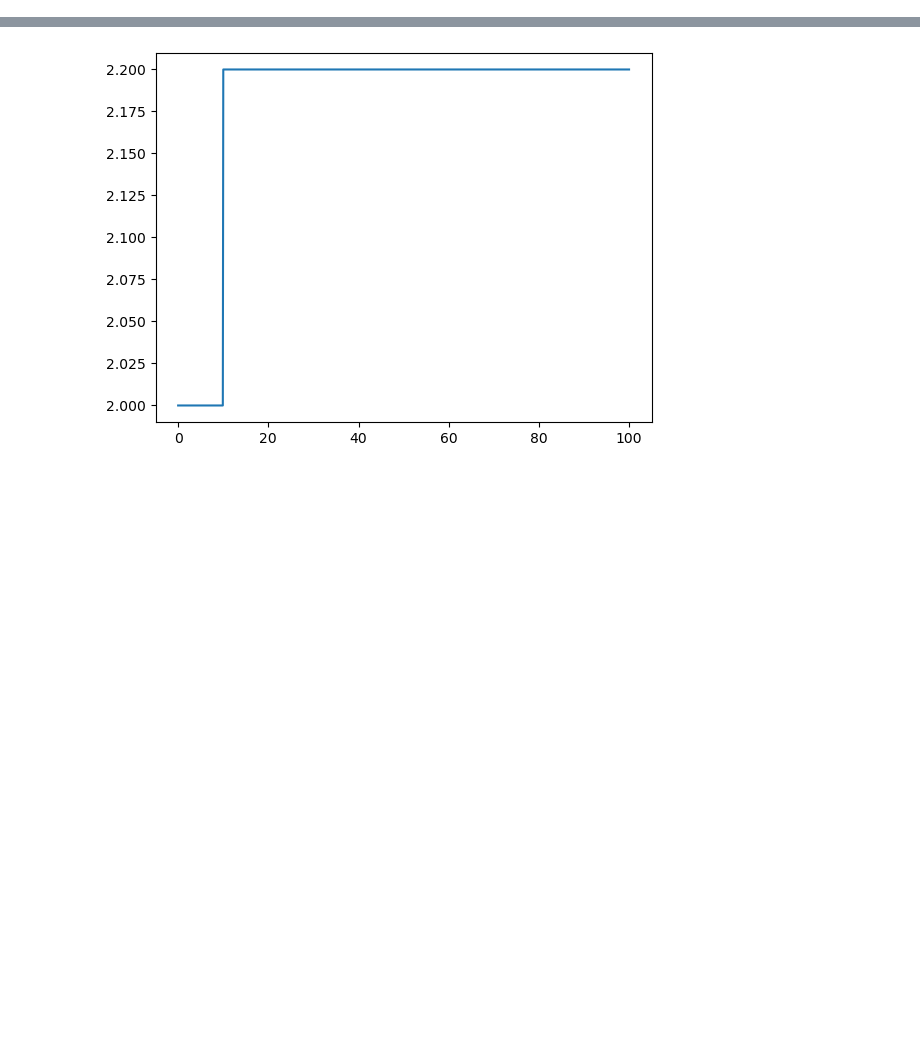
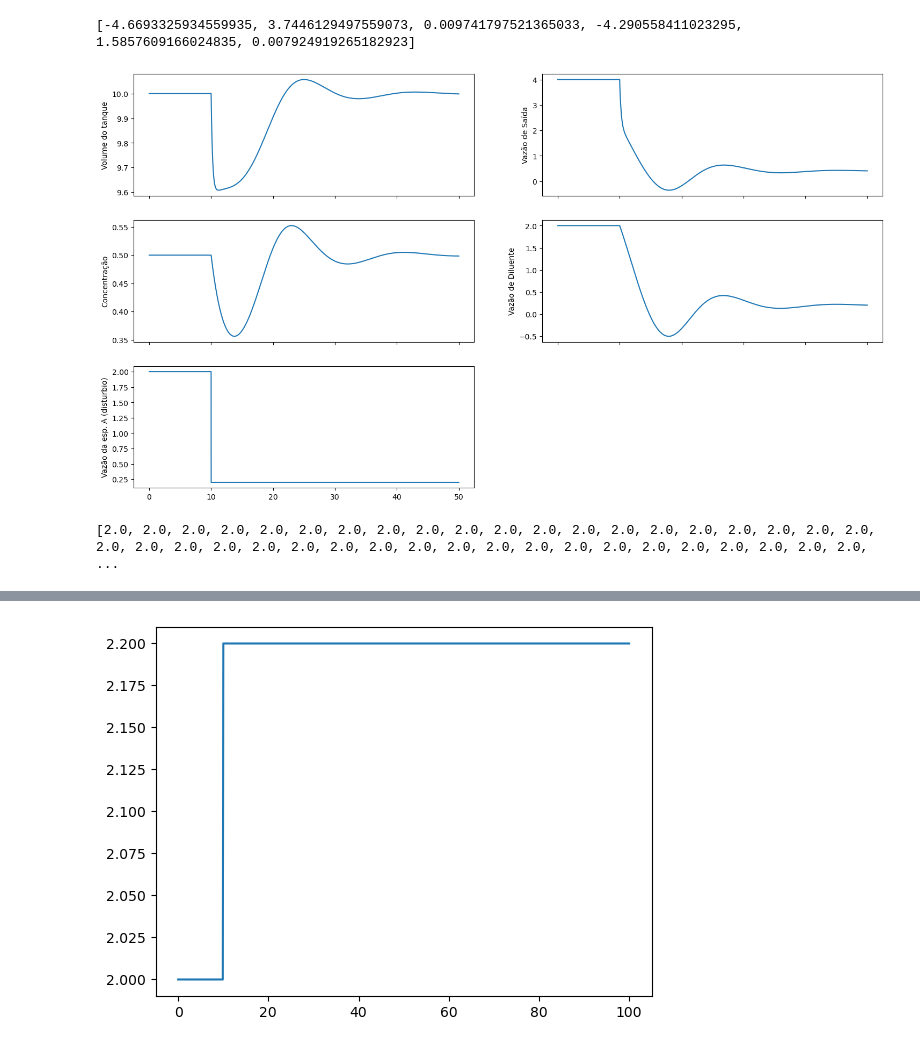
Before and after one commit to joaobus/Projeto-TCC, a Jupyter notebook: src/exemplo_gerador_de_disturbio.ipynb, the cells around one changed output, grey strips where cells are left out. Saved outputs shown, nothing was run; the diff lists cells and outputs as text; code cells hidden in the pictures; blank space fills up the shorter version.

```diff
--- a/src/exemplo_gerador_de_disturbio.ipynb
+++ b/src/exemplo_gerador_de_disturbio.ipynb
@@ -2,3 +2,21 @@
 from classes.GeradorDeDisturbios import GeradorDeDisturbios
 import matplotlib.pyplot as plt
 import numpy as np
+# %%
+from classes.LeitorDB import LeitorDB
+from classes.SistemaFisico import Misturador
+from classes.GeradorDeDisturbios import GeradorDeDisturbios
+
+intensidade = -0.9
+
+constantes = LeitorDB.Leitor(intensidade)
+print(constantes)
+sistema_fisico = Misturador()
+degrau = GeradorDeDisturbios().degrau(intensidade,10)
+sistema_fisico.constantes_controlador = constantes
+sistema_fisico.simular(degrau).plotar_graficos()
+print(sistema_fisico.simular(degrau).vetores_para_plotagem[5])
+# %% [output]
+[-4.6693325934559935, 3.7446129497559073, 0.009741797521365033, -4.290558411023295, 1.5857609166024835, 0.007924919265182923]
+[figure, added]
+[2.0, 2.0, 2.0, 2.0, 2.0, 2.0, 2.0, 2.0, 2.0, 2.0, 2.0, 2.0, 2.0, 2.0, 2.0, 2.0, 2.0, 2.0, 2.0, 2.0, 2.0, 2.0, 2.0, 2.0, 2.0, 2.0, 2.0, 2.0, 2.0, 2.0, 2.0, 2.0, 2.0, 2.0, 2.0, 2.0, 2.0, 2.0, 2.0, 2.0, ...
```
Also changed, not shown: parts of 7 cells of this notebook, 3 other files.
